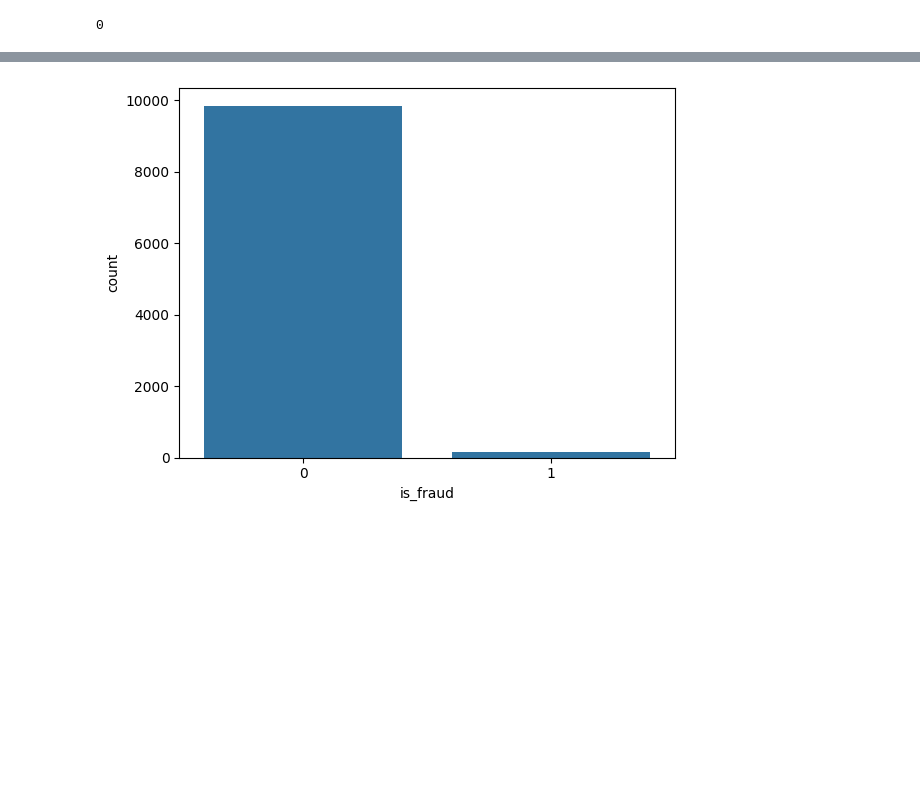
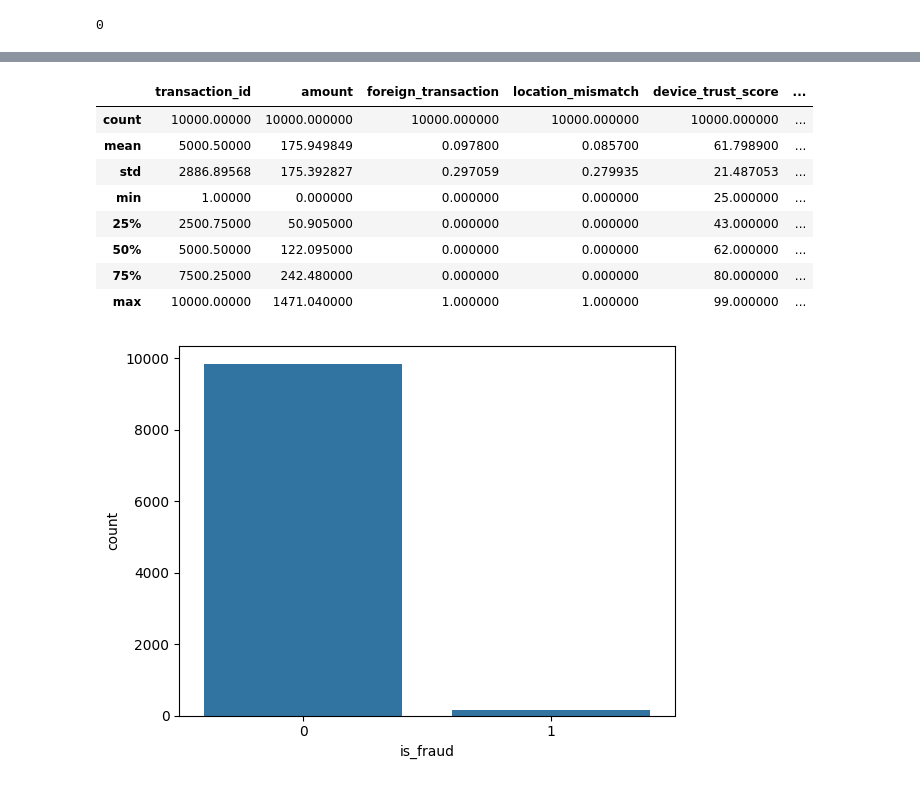
Before and after one commit to Kathirvel200508/Credit-Card-Fraud-Detection-ML-model, a Jupyter notebook: eda_and_model.ipynb, the cells around one changed output, grey strips where cells are left out. Cells and saved outputs as stored; diff of their text form; code cells hidden in the pictures; blank space fills up the shorter version.

```diff
--- a/eda_and_model.ipynb
+++ b/eda_and_model.ipynb
@@ -60,3 +80,15 @@ print(df.duplicated().sum())
+# %%
+df.describe()
+# %% [output]
+|  | transaction_id | amount | foreign_transaction | location_mismatch | device_trust_score | ... |
+| count | 10000.00000 | 10000.000000 | 10000.000000 | 10000.000000 | 10000.000000 | ... |
+| mean | 5000.50000 | 175.949849 | 0.097800 | 0.085700 | 61.798900 | ... |
+| std | 2886.89568 | 175.392827 | 0.297059 | 0.279935 | 21.487053 | ... |
+| min | 1.00000 | 0.000000 | 0.000000 | 0.000000 | 25.000000 | ... |
+| 25% | 2500.75000 | 50.905000 | 0.000000 | 0.000000 | 43.000000 | ... |
+| 50% | 5000.50000 | 122.095000 | 0.000000 | 0.000000 | 62.000000 | ... |
+| 75% | 7500.25000 | 242.480000 | 0.000000 | 0.000000 | 80.000000 | ... |
+| max | 10000.00000 | 1471.040000 | 1.000000 | 1.000000 | 99.000000 | ... |
 # %%
 sns.countplot(x = 'is_fraud', data=df)
 plt.show()
```
Also changed, not shown: parts of 1 cell of this notebook.
